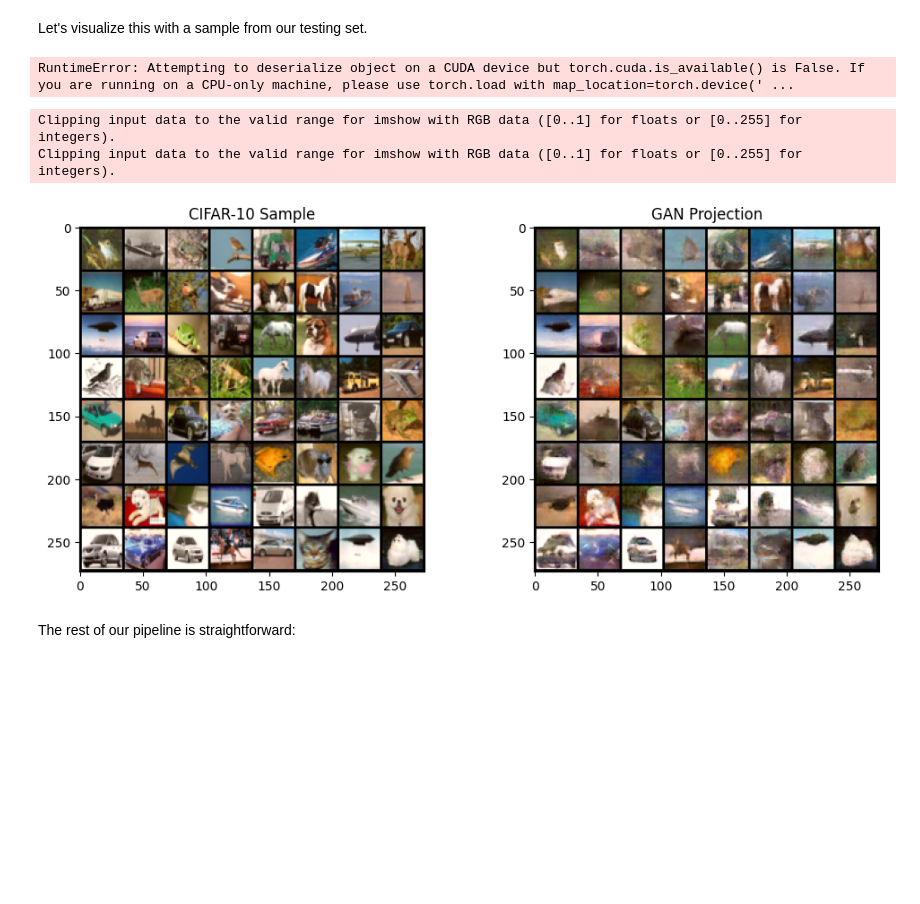
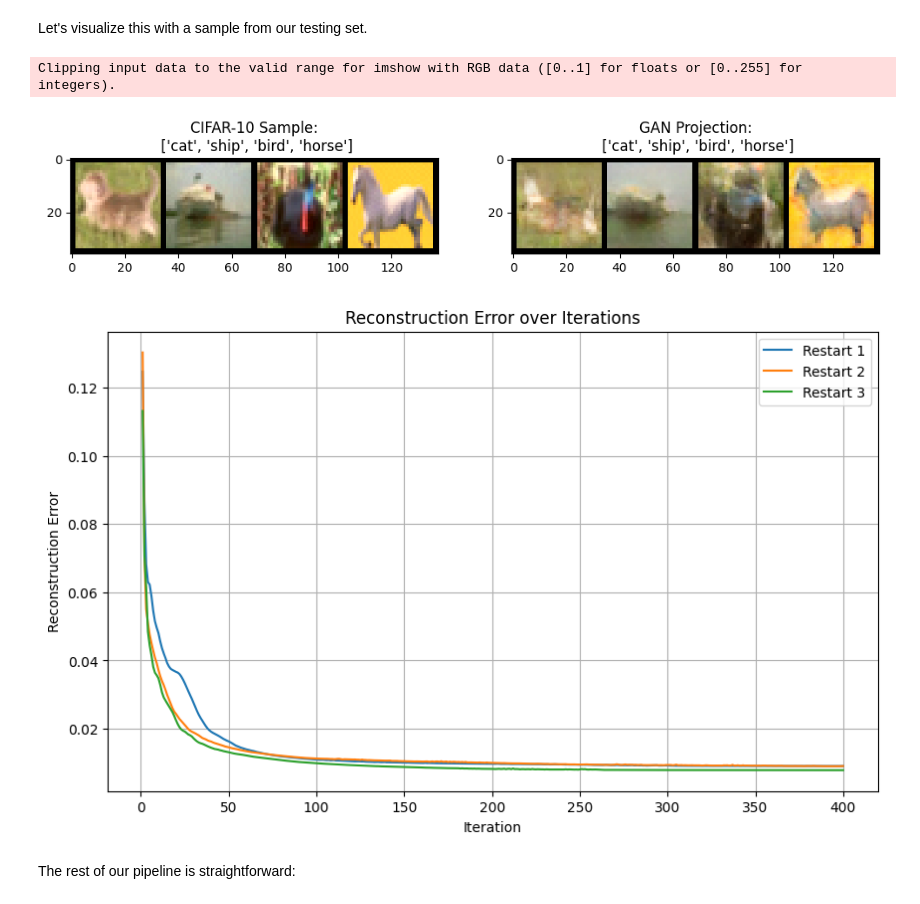
Before and after one commit to LukeIngram/CS-486-Final-Project, a Jupyter notebook: DefenseGAN_eval.ipynb, the cells around one changed output. Drawn from its saved outputs; the diff is of its cells as text; code cells hidden in the pictures; blank space fills up the shorter version.

```diff
--- a/DefenseGAN_eval.ipynb
+++ b/DefenseGAN_eval.ipynb
@@ -47,2 +53,14 @@ cifar10_loader = DataLoader(cifar10_dataset, batch_size=64, shuffle=True)
 # %% [output]
 Files already downloaded and verified
+# %%
+labelType = b'label_names'
+
+meta_file = os.path.join("data", "cifar-10-batches-py", "batches.meta")
+
+with open(meta_file, 'rb') as f:
+    meta_data = pickle.load(f, encoding='bytes')
+    # Extract label names
+    label_names = [label.decode('utf-8') for label in meta_data[labelType]]
+    f.close()
+
+print(*label_names[:11], '...', sep=', ')
@@ -63,10 +83,11 @@ resnet.load_state_dict(torch.load(os.path.join(MODEL_SAVES_DIR, 'resnet18.pth'))
 resnet = resnet.to(DEVICE)
 resnet.eval()
 
+
 # Load Generator
 generator = Generator(LATENT_VECTOR_SIZE)
 GAN_state_dict = torch.load(GAN_FILE_PATH)
-generator.load_state_dict(GAN_state_dict.get('generator'))
+generator.load_state_dict(GAN_state_dict.get('generator_state_dict'))
 #generator.load_state_dict(torch.load(GAN_FILE_PATH))
 generator = generator.to(DEVICE)
 generator.eval()
@@ -102,8 +123,8 @@ This component projects the input image onto the range of the generator (i.e enc
 
 We implement this here:
 # %%
-L = 250 # Number of gradient descent steps
-R = 10 # Number of random restarts
+L = 400 # Number of gradient descent steps
+R = 3 # Number of random restarts
 # %%
 def get_z_sets(
         model: nn.Module,
@@ -202,27 +253,28 @@ adv_transforms = vt.Compose([
     vt.Normalize(mean, std)
 ])
 
-adv_dataset = AdversarialDataset(os.path.join(DATA_SAVE_ROOT, 'resnet18', 'fgsm'), transform=adv_transforms)
-adv_loader = DataLoader(adv_dataset, batch_size=64, shuffle=False)
+adv_dataset = AdversarialDataset(os.path.join(DATA_SAVE_ROOT, 'resnet18', 'linfty'), transform=adv_transforms)
+adv_loader = DataLoader(adv_dataset, batch_size=BATCH_SIZE, shuffle=True)
-# %% [output]
-RuntimeError: Attempting to deserialize object on a CUDA device but torch.cuda.is_available() is False. If you are running on a CPU-only machine, please use torch.load with map_location=torch.device(' ...
 # %%
 fig, (ax1, ax2) = plt.subplots(1, 2, figsize=(12, 5))
 
 # Get one image and label from CIFAR-10
-image, _ = next(iter(cifar10_loader))
+image, labels = next(iter(adv_loader))
 image = image.to(DEVICE)
 
-projected_img = project_onto_generator(generator, image, L, lr=0.4)
+projected_img, plot_data = project_onto_generator(generator, image, L, R, lr=0.253, verbose=True)
 
 ax1.imshow(np.transpose(make_grid(image.cpu()).numpy(), (1, 2, 0)))
-ax1.set_title("CIFAR-10 Sample")
+ax1.set_title(f"CIFAR-10 Sample:\n {[cifar10_dataset.classes[i] for i in labels]}")
 ax2.imshow(np.transpose(make_grid(projected_img.cpu().detach()), (1, 2, 0)))
-ax2.set_title("GAN Projection")
+ax2.set_title(f"GAN Projection:\n {[cifar10_dataset.classes[i] for i in labels]}")
 plt.show()
 # %% [output]
 Clipping input data to the valid range for imshow with RGB data ([0..1] for floats or [0..255] for integers).
-Clipping input data to the valid range for imshow with RGB data ([0..1] for floats or [0..255] for integers).
-[figure, old version]
+[figure, new version]
+# %%
+plot_reconstruction_errors(plot_data)
+# %% [output]
+[figure, added]
 # %% [markdown]
 The rest of our pipeline is straightforward:
```
Also changed, not shown: parts of 17 cells of this notebook, 9 other files.
